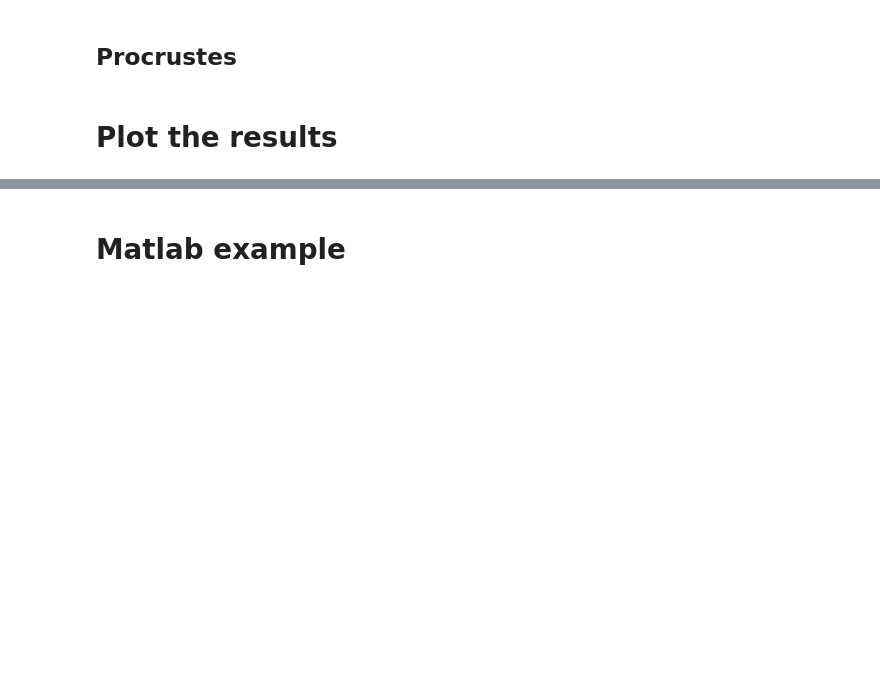
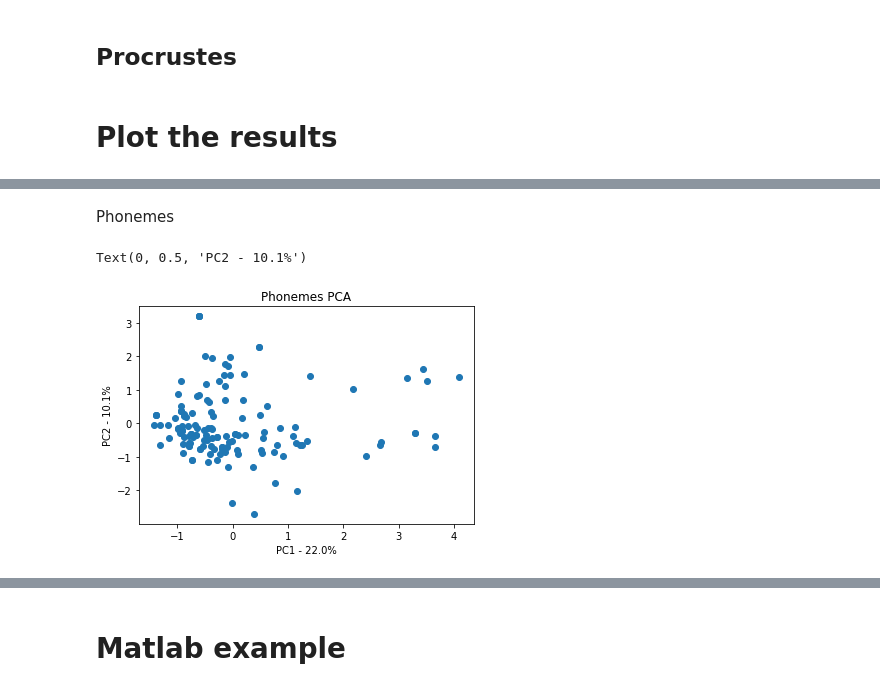
Before and after one commit to camoalon/language_genes, a Jupyter notebook: PCA.ipynb, the cells around one changed output, grey strips where cells are left out. Drawn from its saved outputs; the diff is of its cells as text; code cells hidden in the pictures; blank space fills up the shorter version.

```diff
--- a/PCA.ipynb
+++ b/PCA.ipynb
@@ -149,8 +152,11 @@ Read the data from Nicole's email
 # %%
-% cd language_genes/data
-
 phonemes = pd.read_csv('Phonemes139forShannon.txt',sep='\t',header=None)
 phonemes.drop(139,axis=1,inplace=True)
 
+alleles = pd.read_csv('AlleleFrequencies_139forShannon.txt',sep='\t',header=None)
+alleles.drop(139,axis=1,inplace=True)
+
 coordinates = pd.read_csv('LongLat_Unscaled_139forShannon.txt',sep='\t',header=None)
 coordinates.drop(139,axis=1,inplace=True)
+
+languages = pd.read_csv('Names_139forShannon.txt',sep='\t')
@@ -241,14 +288,25 @@ xaxis = plt.xlim(-20, 50)
 # %%
 pca = PCA()
 pca.fit(phonemes.T)
-pca_data = pca.transform(phonemes.T)
+pca_phonemes = pca.transform(phonemes.T)
 
 per_var = np.round(pca.explained_variance_ratio_* 100, decimals=1)
 labels = ['PC' + str(x) for x in range(1, len(per_var)+1)]
 
-phonemes_pca = pd.DataFrame(pca_data, columns=labels)
+phonemes_pca = pd.DataFrame(pca_phonemes, columns=labels)
 
 phonemes_pc = pd.DataFrame([phonemes_pca.PC1, phonemes_pca.PC2]).T
+# %%
+pca = PCA()
+pca.fit(alleles.T)
+pca_alleles = pca.transform(alleles.T)
+
+per_var = np.round(pca.explained_variance_ratio_* 100, decimals=1)
+labels = ['PC' + str(x) for x in range(1, len(per_var)+1)]
+
+alleles_pca = pd.DataFrame(pca_alleles, columns=labels)
+
+alleles_pc = pd.DataFrame([alleles_pca.PC1, alleles_pca.PC2]).T
 # %% [markdown]
 ## Procrustes
 # %%
@@ -265 +325,11 @@ plt.scatter(coordinates.T[0], coordinates.T[1], c = "g")
+# %% [markdown]
+Phonemes
+# %%
+plt.scatter(phonemes_pc['PC1'], phonemes_pc['PC2'])
+plt.title('Phonemes PCA')
+plt.xlabel('PC1 - {0}%'.format(per_var[0]))
+plt.ylabel('PC2 - {0}%'.format(per_var[1]))
+# %% [output]
+Text(0, 0.5, 'PC2 - 10.1%')
+[figure, added]
 # %%
```
Also changed, not shown: parts of 33 cells of this notebook.
